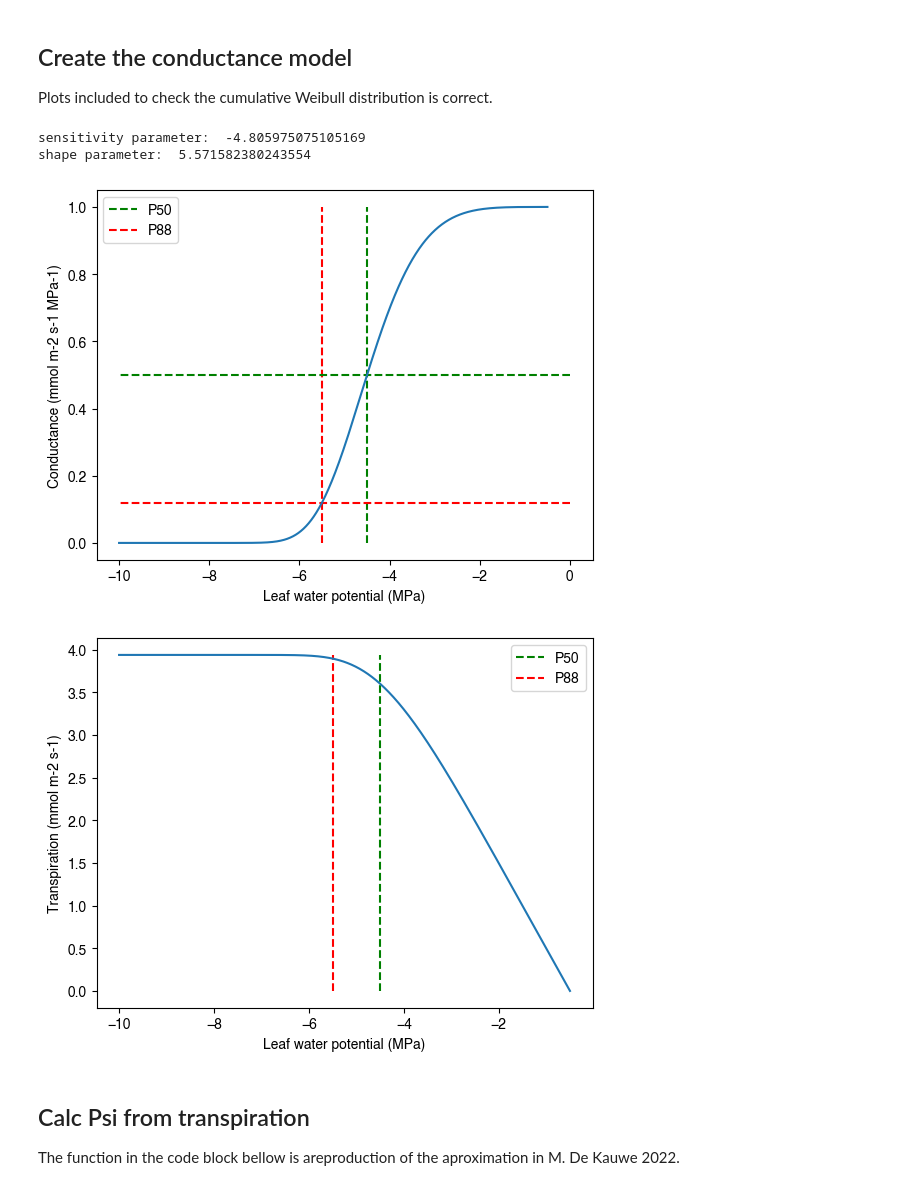
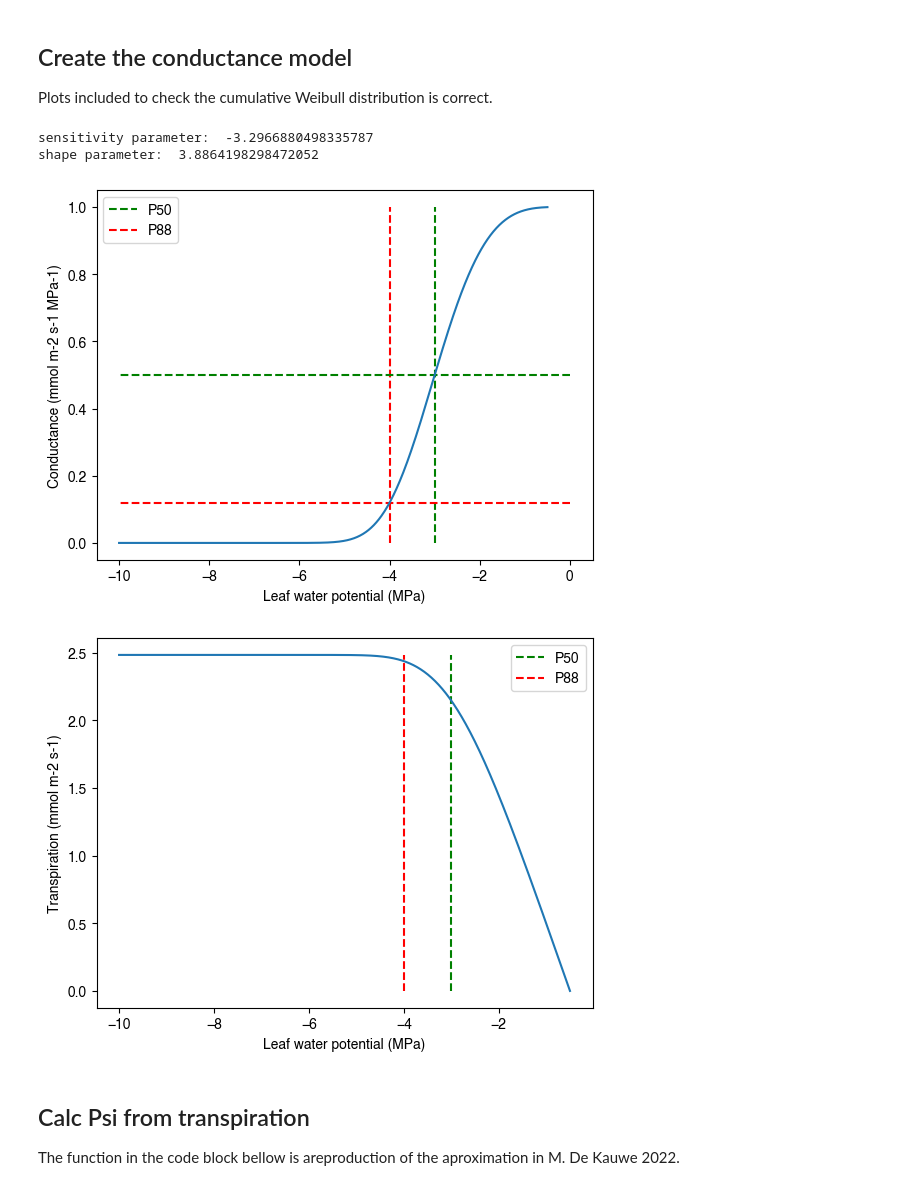
Before and after one commit to CaleBaguley/profit-optimisation-model, a Jupyter notebook: note books/Transpiration to water potential aproximation test.ipynb, the cells around one changed output. Saved outputs shown, nothing was run; the diff lists cells and outputs as text; code cells hidden in the pictures.

```diff
--- a/note books/Transpiration to water potential aproximation test.ipynb
+++ b/note books/Transpiration to water potential aproximation test.ipynb
@@ -13,8 +13,8 @@ from src.HydraulicConductanceModels.cumulative_Weibull_distribution_model import
 Plots included to check the cumulative Weibull distribution is correct.
 # %%
 # Conductance model
-P50 = -4.5 #-4.739999999999999 # MPa
-P88 = -5.5 #-5.476604474129552 # MPa
+P50 = -3. #-4.739999999999999 # MPa
+P88 = -4. #-5.476604474129552 # MPa
 k_max = 1 # mmol m-2 s-1 MPa-1
 
 conductance_model = cumulative_Weibull_distribution_from_conductance_loss_at_given_water_potentials(k_max,
@@ -25,37 +25,37 @@ conductance_model = cumulative_Weibull_distribution_from_conductance_loss_at_giv
 
 print("sensitivity parameter: ", conductance_model.sensitivity_parameter)
 print("shape parameter: ", conductance_model.shape_parameter)
 
 leaf_psi_array = np.linspace(-0.5,-10., 1000)
 k_array = np.zeros(len(leaf_psi_array))
 e_array = np.zeros(len(leaf_psi_array))
 
 for i in range(len(leaf_psi_array)):
     k_array[i] = conductance_model.conductance(leaf_psi_array[i])
     e_array[i] = conductance_model.transpiration(leaf_psi_array[i], -0.5)
 
 plt.plot([P50,P50],[0,1], color = 'g', label = 'P50', linestyle = '--')
 plt.plot([P88,P88],[0,1], color = 'r', label = 'P88', linestyle = '--')
 plt.plot([0.,-10.],[0.5,0.5], color = 'g', linestyle = '--')
 plt.plot([0.,-10.],[0.12,0.12], color = 'r', linestyle = '--')
 plt.plot(leaf_psi_array, k_array)
 plt.xlabel('Leaf water potential (MPa)')
 plt.ylabel('Conductance (mmol m-2 s-1 MPa-1)')
 plt.legend()
 plt.show()
 
 plt.plot([P50,P50],[0,e_array[-1]], color = 'g', label = 'P50', linestyle = '--')
 plt.plot([P88,P88],[0,e_array[-1]], color = 'r', label = 'P88', linestyle = '--')
 plt.plot(leaf_psi_array, e_array)
 plt.xlabel('Leaf water potential (MPa)')
 plt.ylabel('Transpiration (mmol m-2 s-1)')
 plt.legend()
 plt.show()
 # %% [output]
-sensitivity parameter:  -4.805975075105169
-shape parameter:  5.571582380243554
+sensitivity parameter:  -3.2966880498335787
+shape parameter:  3.8864198298472052
-[figure, old version]
+[figure, new version]
-[figure, old version]
+[figure, new version]
 # %% [markdown]
 ## Calc Psi from transpiration
 
```
Also changed, not shown: parts of 12 cells of this notebook.
